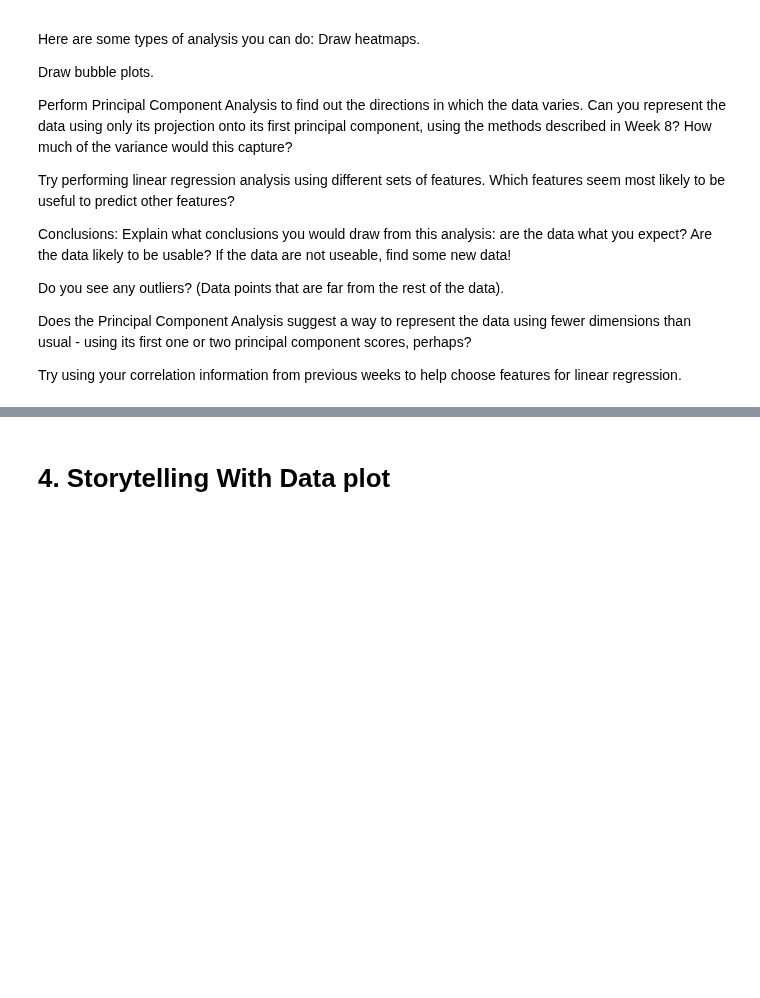
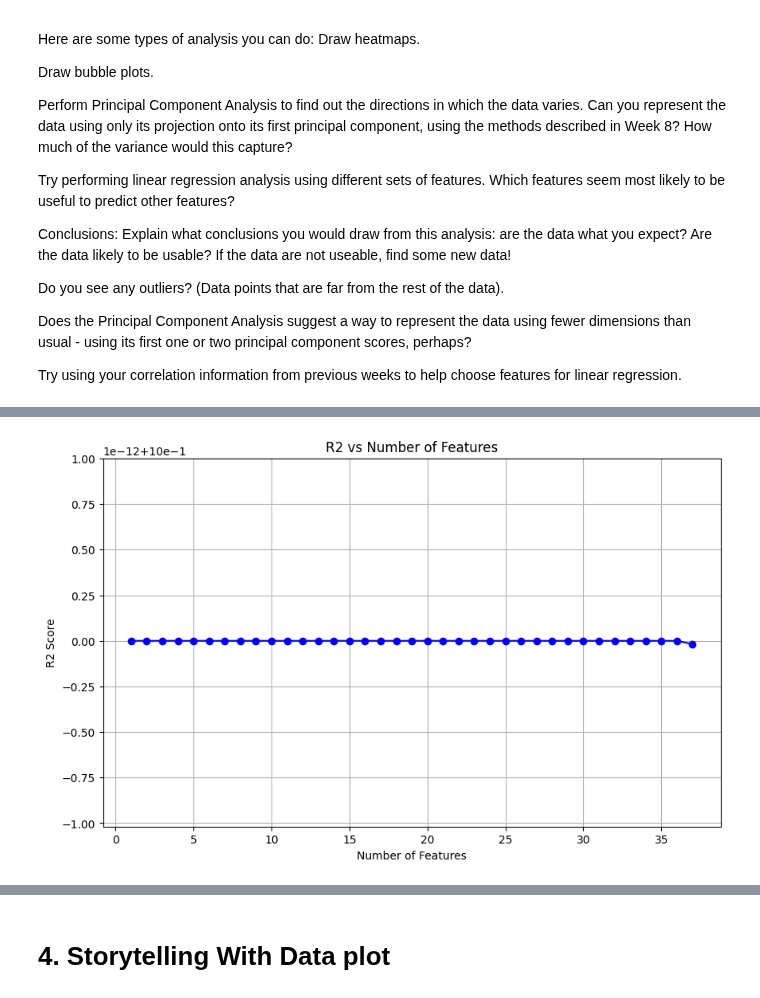
Before and after one commit to alr6qr/2025-spring-B2, a Jupyter notebook: Week9.ipynb, the cells around one changed output, grey strips where cells are left out. Cells and saved outputs as stored; diff of their text form; code cells hidden in the pictures; blank space fills up the shorter version.

```diff
--- a/Week9.ipynb
+++ b/Week9.ipynb
@@ -63,0 +256,36 @@ Try using your correlation information from previous weeks to help choose featur
+# %%
+# forward feature selection for dloss
+import matplotlib.pyplot as plt
+from sklearn.linear_model import LinearRegression
+from sklearn.model_selection import cross_val_score
+
+def forward_feature_selection(X, y):
+    selected_features = []
+    r2_scores = []
+
+    remaining_features = list(X.columns)  # all columns
+    while remaining_features:
+        scores_with_candidates = []
+
+        for feature in remaining_features:
+            current_features = selected_features + [feature]
+            score = cross_val_score(LinearRegression(), X[current_features], y, cv=5, scoring='r2')
+            scores_with_candidates.append((feature, score.mean()))
+        best_feature, best_score = max(scores_with_candidates, key=lambda x: x[1])
+        selected_features.append(best_feature)
+        remaining_features.remove(best_feature)
+        r2_scores.append(best_score)
+
+    return selected_features, r2_scores
+
+selected_features, r2_scores = forward_feature_selection(UNSW_data[UNSW_numeric_columns], UNSW_data['dloss'])
+
+plt.figure(figsize=(10, 6))
+plt.plot(range(1, len(r2_scores) + 1), r2_scores, marker='o', color='b')
+plt.title('R2 vs Number of Features')
+plt.xlabel('Number of Features')
+plt.ylabel('R2 Score')
+plt.grid(True)
+plt.show()
+# %% [output]
+[figure, added]
```
Also changed, not shown: parts of 10 cells of this notebook, 1 other file.
